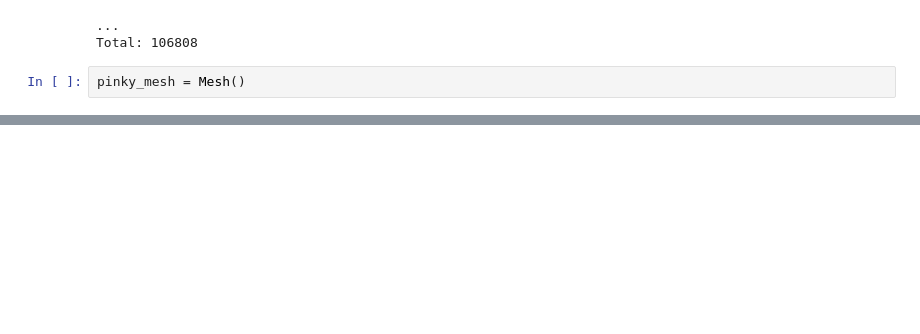
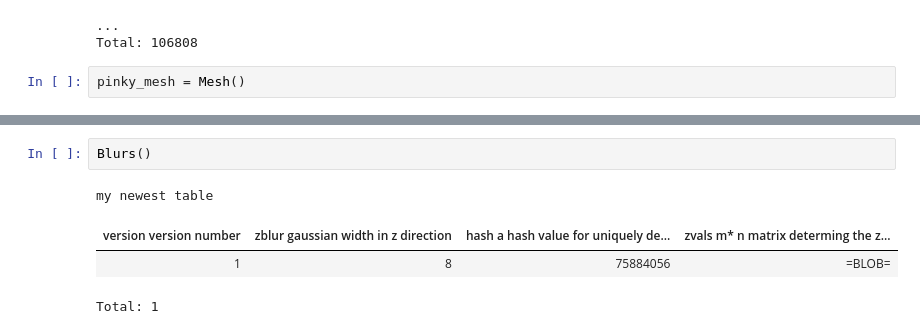
Before and after one commit to seung-lab/datajoint_seung, a Jupyter notebook: pinky/python/pinky.ipynb, the cells around one changed output, grey strips where cells are left out. Drawn from its saved outputs; the diff is of its cells as text; blank space fills up the shorter version.

```diff
--- a/pinky/pinky.ipynb
+++ b/pinky/python/pinky.ipynb
@@ -527,0 +571,7 @@ Mesh()
+# %%
+Blurs()
+# %% [output]
+my newest table
+| version version number | zblur gaussian width in z direction | hash a hash value for uniquely de... | zvals m* n matrix determing the z... |
+| 1 | 8 | 75884056 | =BLOB= |
+Total: 1
```
Also changed, not shown: parts of 13 cells of this notebook, 30 other files.
